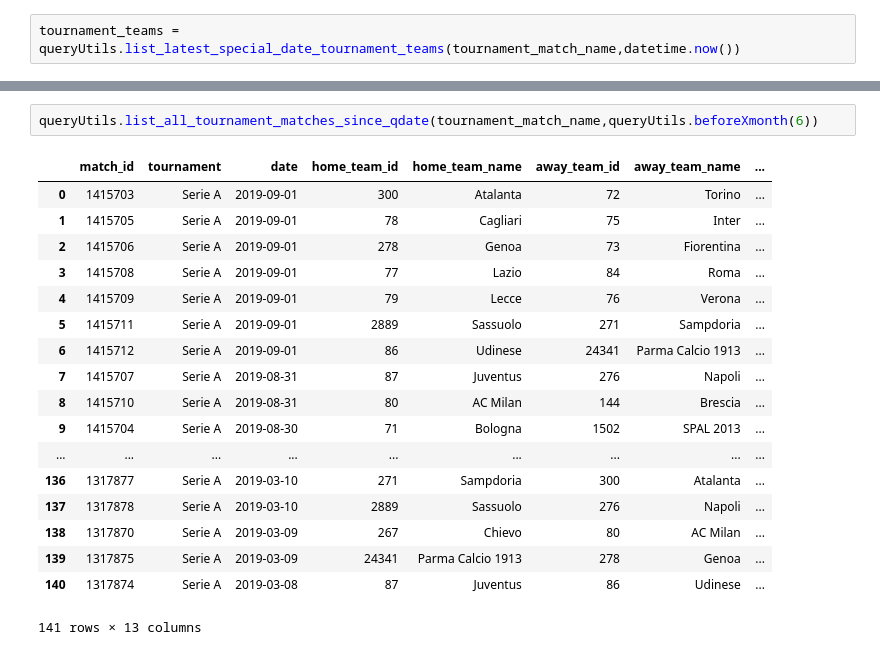
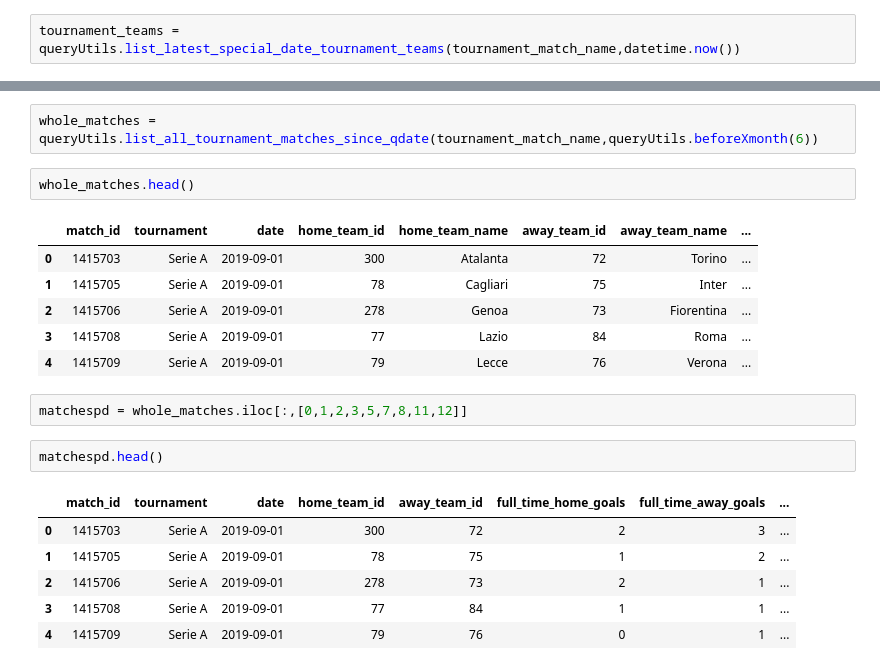
Before and after one commit to solarcult/sportyGuess, a Jupyter notebook: sportyGuess/jupyterNotebook/predictOne.ipynb, the cells around one changed output, grey strips where cells are left out. Drawn from its saved outputs; the diff is of its cells as text.

```diff
--- a/sportyGuess/jupyterNotebook/predictOne.ipynb
+++ b/sportyGuess/jupyterNotebook/predictOne.ipynb
@@ -31,23 +32,24 @@ tournament_teams
 | 18 | 18997 | Serie A | 2019-09-05 | 19 | Lecce | https://www.whoscored.com/Teams/7... | 79 | 2 | 0 | 0 | ... |
 | 19 | 18998 | Serie A | 2019-09-05 | 20 | Sampdoria | https://www.whoscored.com/Teams/2... | 271 | 2 | 0 | 0 | ... |
 # %%
-queryUtils.list_all_tournament_matches_since_qdate(tournament_match_name,queryUtils.beforeXmonth(6))
+whole_matches = queryUtils.list_all_tournament_matches_since_qdate(tournament_match_name,queryUtils.beforeXmonth(6))
-# %% [output]
-|  | match_id | tournament | date | home_team_id | home_team_name | away_team_id | away_team_name | ... |
-| 0 | 1415703 | Serie A | 2019-09-01 | 300 | Atalanta | 72 | Torino | ... |
-| 1 | 1415705 | Serie A | 2019-09-01 | 78 | Cagliari | 75 | Inter | ... |
-| 2 | 1415706 | Serie A | 2019-09-01 | 278 | Genoa | 73 | Fiorentina | ... |
-| 3 | 1415708 | Serie A | 2019-09-01 | 77 | Lazio | 84 | Roma | ... |
-| 4 | 1415709 | Serie A | 2019-09-01 | 79 | Lecce | 76 | Verona | ... |
-| 5 | 1415711 | Serie A | 2019-09-01 | 2889 | Sassuolo | 271 | Sampdoria | ... |
-| 6 | 1415712 | Serie A | 2019-09-01 | 86 | Udinese | 24341 | Parma Calcio 1913 | ... |
-| 7 | 1415707 | Serie A | 2019-08-31 | 87 | Juventus | 276 | Napoli | ... |
-| 8 | 1415710 | Serie A | 2019-08-31 | 80 | AC Milan | 144 | Brescia | ... |
-| 9 | 1415704 | Serie A | 2019-08-30 | 71 | Bologna | 1502 | SPAL 2013 | ... |
-| ... | ... | ... | ... | ... | ... | ... | ... | ... |
-| 136 | 1317877 | Serie A | 2019-03-10 | 271 | Sampdoria | 300 | Atalanta | ... |
-| 137 | 1317878 | Serie A | 2019-03-10 | 2889 | Sassuolo | 276 | Napoli | ... |
-| 138 | 1317870 | Serie A | 2019-03-09 | 267 | Chievo | 80 | AC Milan | ... |
-| 139 | 1317875 | Serie A | 2019-03-09 | 24341 | Parma Calcio 1913 | 278 | Genoa | ... |
-| 140 | 1317874 | Serie A | 2019-03-08 | 87 | Juventus | 86 | Udinese | ... |
-141 rows × 13 columns
+# %%
+whole_matches.head()
+# %% [output]
+|  | match_id | tournament | date | home_team_id | home_team_name | away_team_id | away_team_name | ... |
+| 0 | 1415703 | Serie A | 2019-09-01 | 300 | Atalanta | 72 | Torino | ... |
+| 1 | 1415705 | Serie A | 2019-09-01 | 78 | Cagliari | 75 | Inter | ... |
+| 2 | 1415706 | Serie A | 2019-09-01 | 278 | Genoa | 73 | Fiorentina | ... |
+| 3 | 1415708 | Serie A | 2019-09-01 | 77 | Lazio | 84 | Roma | ... |
+| 4 | 1415709 | Serie A | 2019-09-01 | 79 | Lecce | 76 | Verona | ... |
+# %%
+matchespd = whole_matches.iloc[:,[0,1,2,3,5,7,8,11,12]]
+# %%
+matchespd.head()
+# %% [output]
+|  | match_id | tournament | date | home_team_id | away_team_id | full_time_home_goals | full_time_away_goals | ... |
+| 0 | 1415703 | Serie A | 2019-09-01 | 300 | 72 | 2 | 3 | ... |
+| 1 | 1415705 | Serie A | 2019-09-01 | 78 | 75 | 1 | 2 | ... |
+| 2 | 1415706 | Serie A | 2019-09-01 | 278 | 73 | 2 | 1 | ... |
+| 3 | 1415708 | Serie A | 2019-09-01 | 77 | 84 | 1 | 1 | ... |
+| 4 | 1415709 | Serie A | 2019-09-01 | 79 | 76 | 0 | 1 | ... |
```
Also changed, not shown: parts of 18 cells of this notebook, 2 other files.
